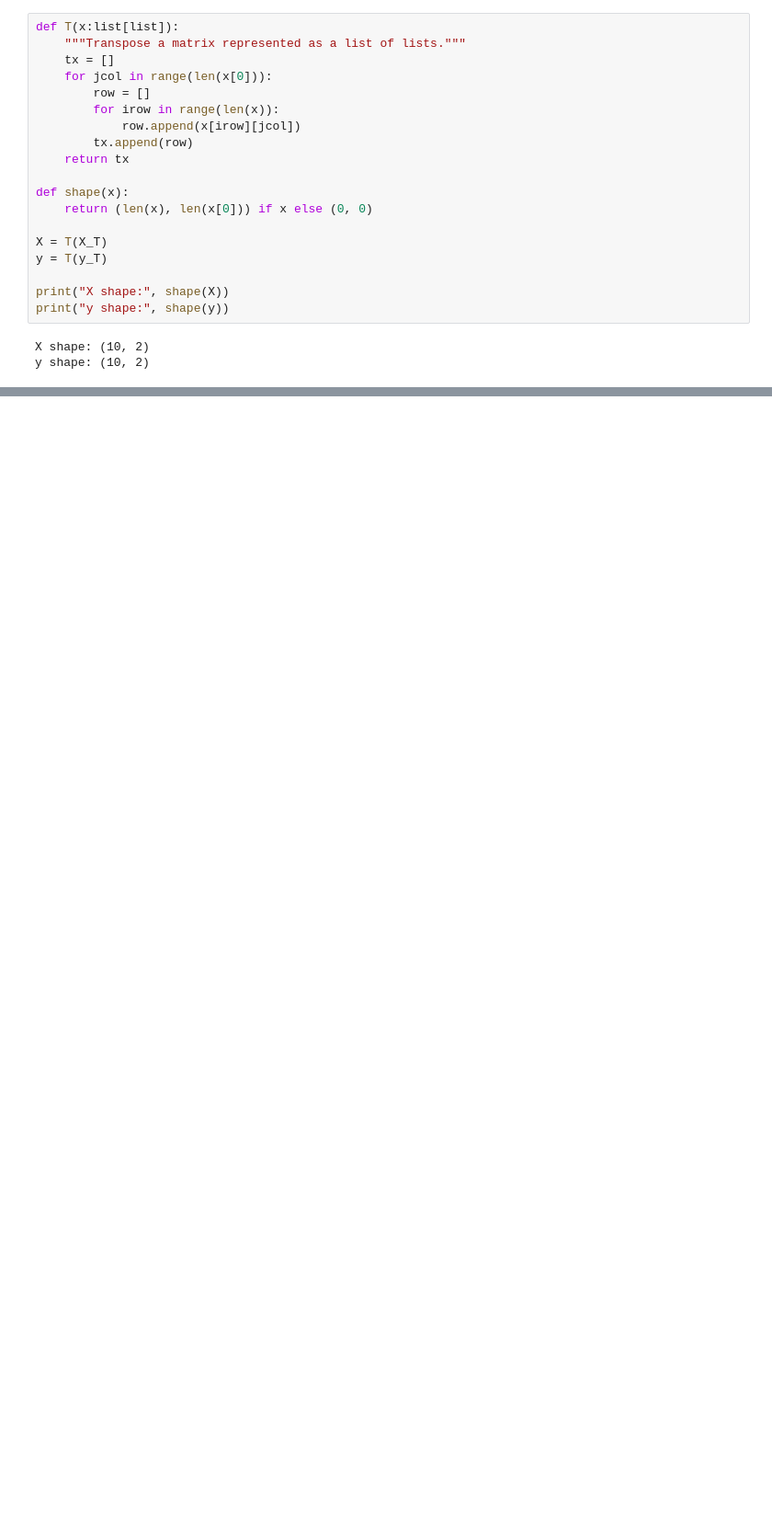
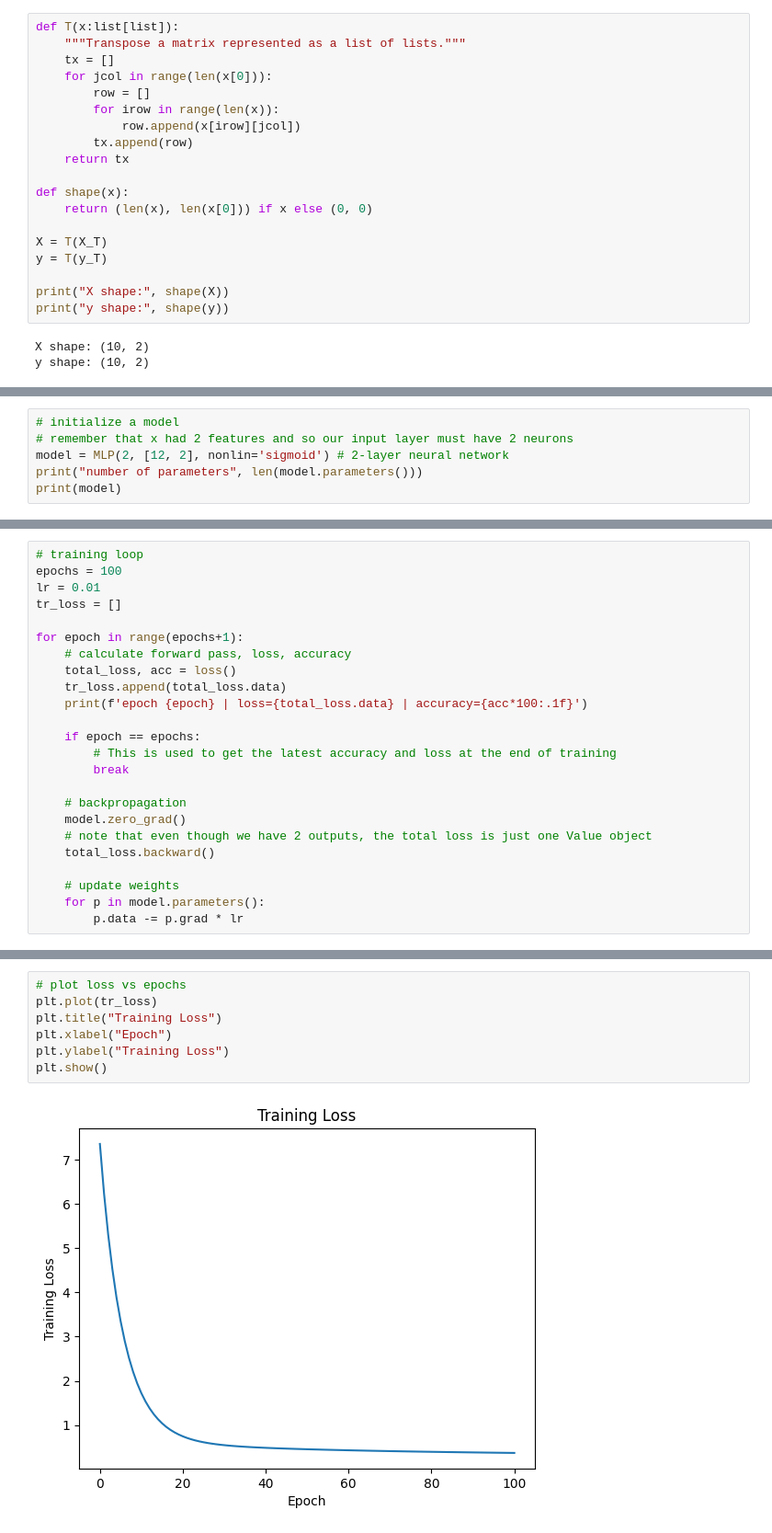
Before and after one commit to AFirooz/from-scratch-auto-diff, a Jupyter notebook: part_B_q1.ipynb, the cells around one changed output, grey strips where cells are left out. Shown at 92% size. Saved outputs shown, nothing was run; the diff lists cells and outputs as text; blank space fills up the shorter version.

Commit message:
WIP: working on accuracy

```diff
--- a/part_B_q1.ipynb
+++ b/part_B_q1.ipynb
@@ -47,0 +56,6 @@ ValueError: 'c' argument has 20 elements, which is inconsistent with 'x' and 'y'
+# %%
+# initialize a model
+# remember that x had 2 features and so our input layer must have 2 neurons
+model = MLP(2, [12, 2], nonlin='sigmoid') # 2-layer neural network
+print("number of parameters", len(model.parameters()))
+print(model)
@@ -47,0 +100,24 @@ ValueError: 'c' argument has 20 elements, which is inconsistent with 'x' and 'y'
+# %%
+# training loop
+epochs = 100
+lr = 0.01
+tr_loss = []
+
+for epoch in range(epochs+1):
+    # calculate forward pass, loss, accuracy
+    total_loss, acc = loss()
+    tr_loss.append(total_loss.data)
+    print(f'epoch {epoch} | loss={total_loss.data} | accuracy={acc*100:.1f}')
+
+    if epoch == epochs:
+        # This is used to get the latest accuracy and loss at the end of training
+        break
+
+    # backpropagation
+    model.zero_grad()
+    # note that even though we have 2 outputs, the total loss is just one Value object
+    total_loss.backward()
+
+    # update weights
+    for p in model.parameters():
+        p.data -= p.grad * lr
@@ -47,0 +142,9 @@ ValueError: 'c' argument has 20 elements, which is inconsistent with 'x' and 'y'
+# %%
+# plot loss vs epochs
+plt.plot(tr_loss)
+plt.title("Training Loss")
+plt.xlabel("Epoch")
+plt.ylabel("Training Loss")
+plt.show()
+# %% [output]
+[figure, added]
```
Also changed, not shown: parts of 9 cells of this notebook, 6 other files.
